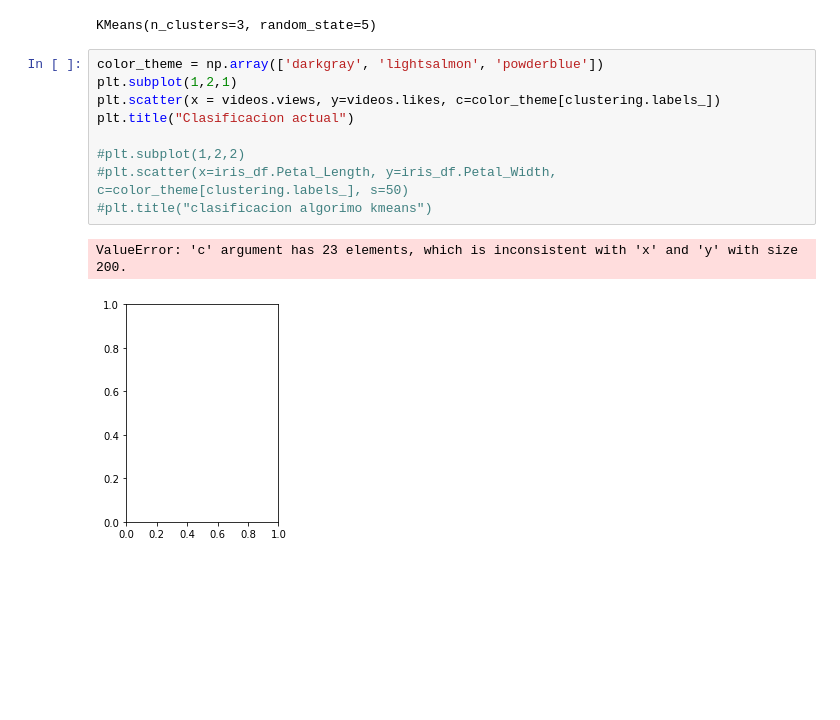
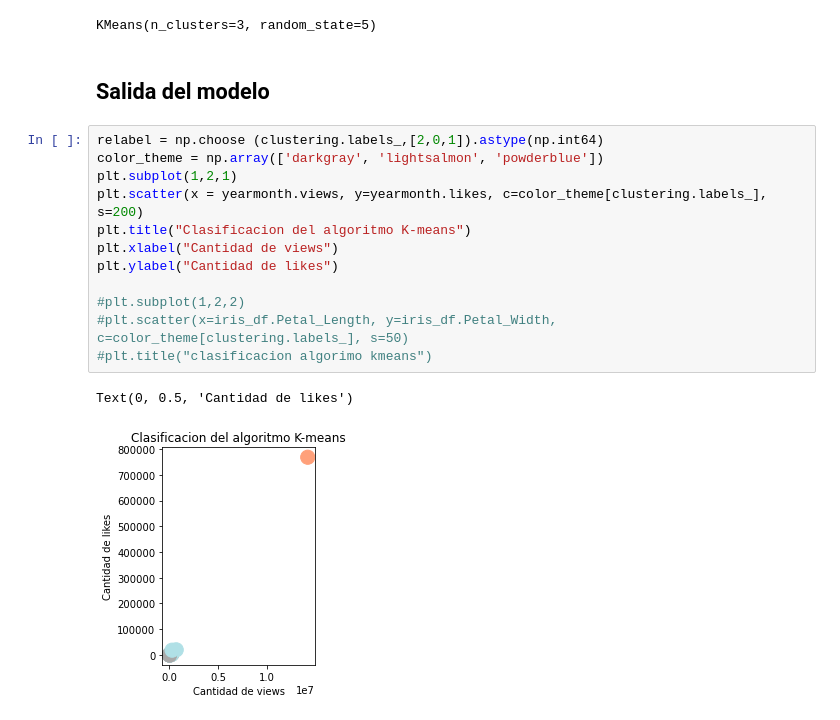
Before and after one commit to Fdiaz17/TC1002600, a Jupyter notebook: retoAnalitica/Entregable4.ipynb, the cells around one changed output. Drawn from its saved outputs; the diff is of its cells as text; blank space fills up the shorter version.

```diff
--- a/retoAnalitica/Entregable4.ipynb
+++ b/retoAnalitica/Entregable4.ipynb
@@ -49,16 +28,21 @@ clustering = KMeans(n_clusters = 3, random_state = 5)
 clustering.fit(X)
 # %% [output]
 KMeans(n_clusters=3, random_state=5)
+# %% [markdown]
+## Salida del modelo
 # %%
+relabel = np.choose (clustering.labels_,[2,0,1]).astype(np.int64)
 color_theme = np.array(['darkgray', 'lightsalmon', 'powderblue'])
 plt.subplot(1,2,1)
-plt.scatter(x = videos.views, y=videos.likes, c=color_theme[clustering.labels_])
-plt.title("Clasificacion actual")
+plt.scatter(x = yearmonth.views, y=yearmonth.likes, c=color_theme[clustering.labels_], s=200)
+plt.title("Clasificacion del algoritmo K-means")
+plt.xlabel("Cantidad de views")
+plt.ylabel("Cantidad de likes")
 
 #plt.subplot(1,2,2)
 #plt.scatter(x=iris_df.Petal_Length, y=iris_df.Petal_Width, c=color_theme[clustering.labels_], s=50)
 #plt.title("clasificacion algorimo kmeans")
 # %% [output]
-ValueError: 'c' argument has 23 elements, which is inconsistent with 'x' and 'y' with size 200.
+Text(0, 0.5, 'Cantidad de likes')
-[figure, old version]
+[figure, new version]
 # %%
```
Also changed, not shown: parts of 8 cells of this notebook, 1 other file.
